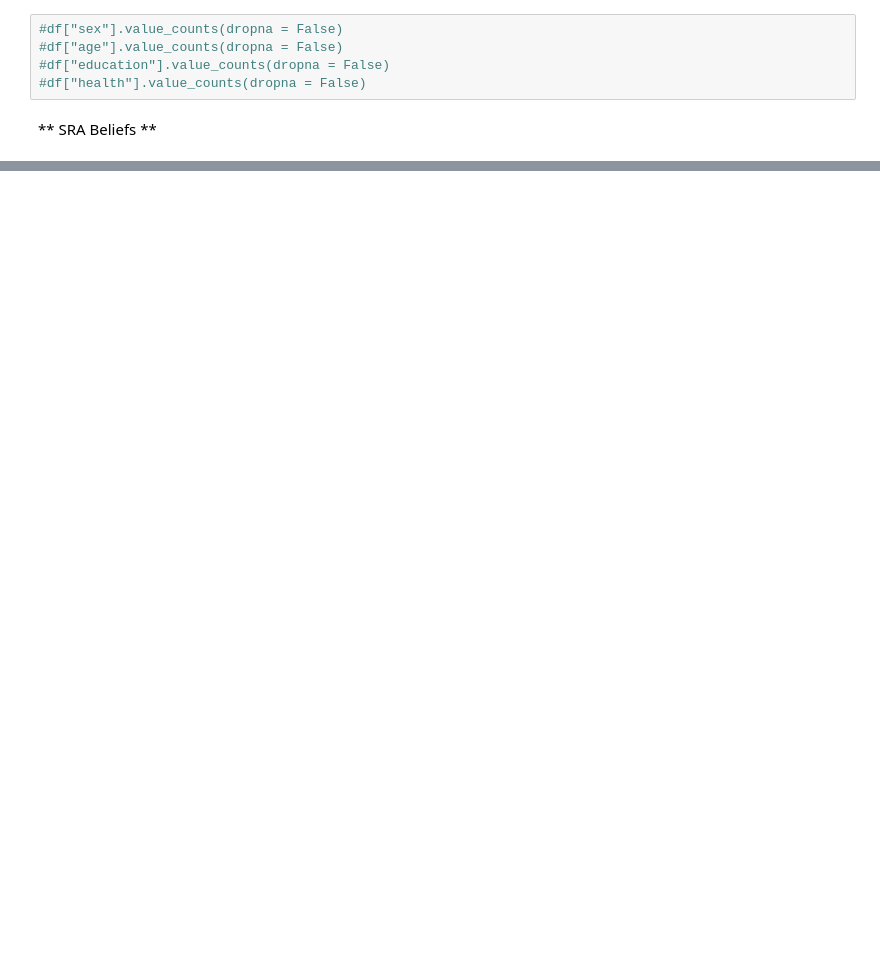
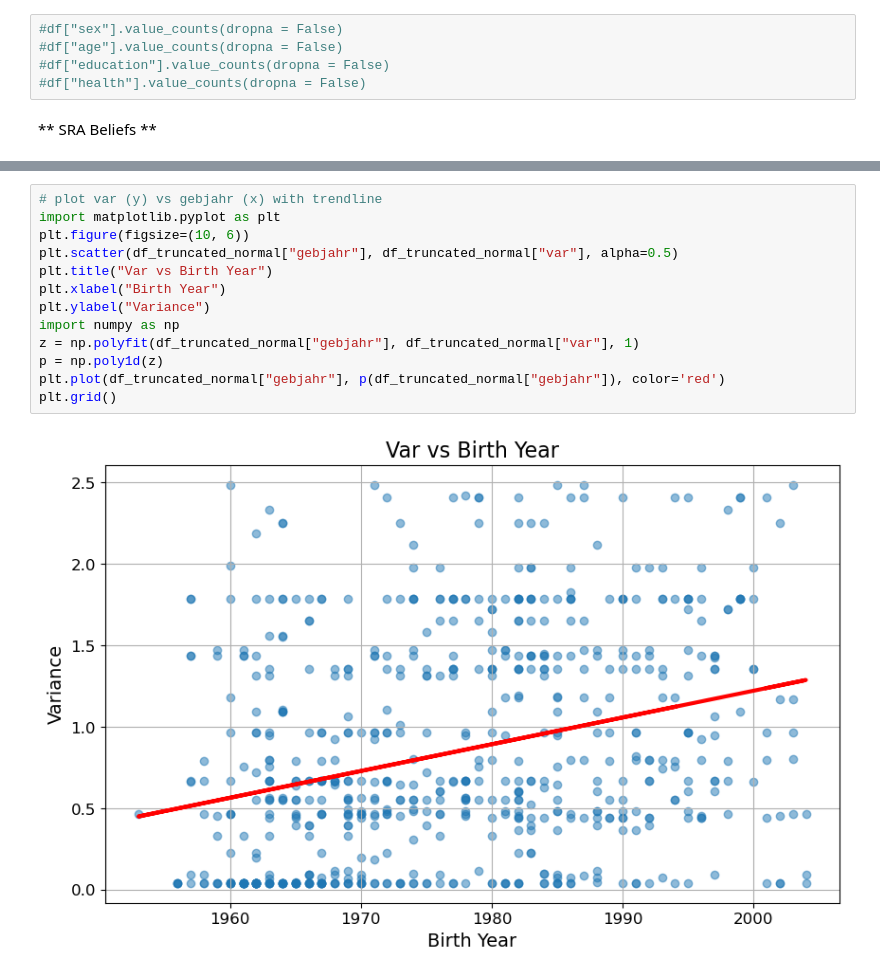
Before and after one commit to PolicyUncertainty/analysis, a Jupyter notebook: src/beliefs/temp.ipynb, the cells around one changed output, grey strips where cells are left out. Drawn from its saved outputs; the diff is of its cells as text; blank space fills up the shorter version.

```diff
--- a/src/beliefs/temp.ipynb
+++ b/src/beliefs/temp.ipynb
@@ -44,0 +71,15 @@ See the caveats in the documentation: https://pandas.pydata.org/pandas-docs/stab
+# %%
+# plot var (y) vs gebjahr (x) with trendline
+import matplotlib.pyplot as plt
+plt.figure(figsize=(10, 6))
+plt.scatter(df_truncated_normal["gebjahr"], df_truncated_normal["var"], alpha=0.5)
+plt.title("Var vs Birth Year")
+plt.xlabel("Birth Year")
+plt.ylabel("Variance")
+import numpy as np
+z = np.polyfit(df_truncated_normal["gebjahr"], df_truncated_normal["var"], 1)
+p = np.poly1d(z)
+plt.plot(df_truncated_normal["gebjahr"], p(df_truncated_normal["gebjahr"]), color='red')
+plt.grid()
+# %% [output]
+[figure, added]
```
Also changed, not shown: parts of 7 cells of this notebook, 3 other files.
